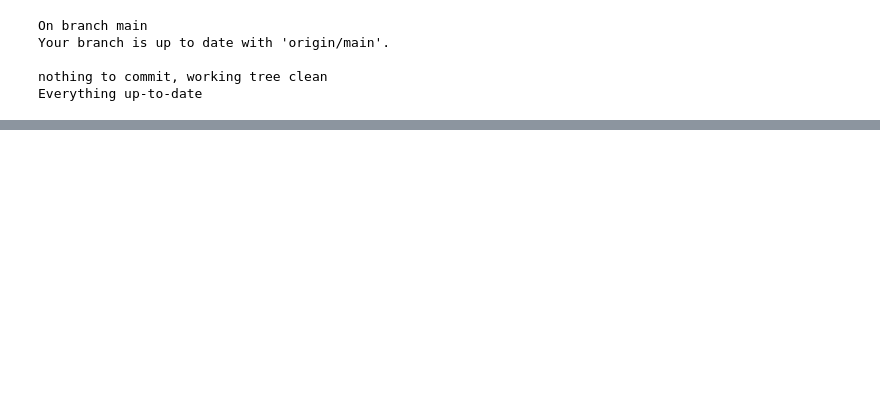
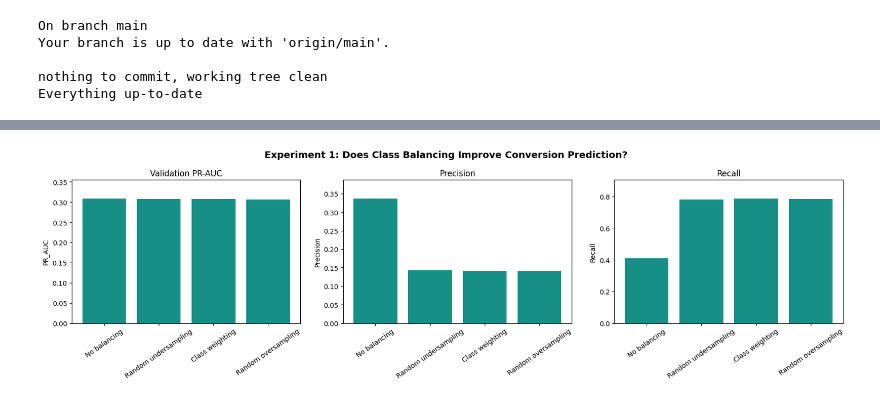
Before and after one commit to udz2002/criteo-conversion-prediction, a Jupyter notebook: notebooks/00_full_project_working.ipynb, the cells around one changed output, grey strips where cells are left out. Saved outputs shown, nothing was run; the diff lists cells and outputs as text; code cells hidden in the pictures; blank space fills up the shorter version.

Commit message:
Add class imbalance, XGBoost tuning and feature selection experiments

```diff
--- a/notebooks/00_full_project_working.ipynb
+++ b/notebooks/00_full_project_working.ipynb
@@ -4233,0 +4672,54 @@ Everything up-to-date
+# %%
+# ------------------------------------------------------------
+# Visualise class-balancing performance
+# ------------------------------------------------------------
+
+fig, axes = plt.subplots(
+    1, 3,
+    figsize=(17, 5)
+)
+
+metrics_to_plot = [
+    ("PR_AUC", "Validation PR-AUC"),
+    ("Precision", "Precision"),
+    ("Recall", "Recall")
+]
+
+for ax, (metric, title) in zip(axes, metrics_to_plot):
+
+    ax.bar(
+        balance_results_df["Method"],
+        balance_results_df[metric],
+        color="#168F86"
+    )
+
+    ax.set_title(title)
+    ax.set_ylabel(metric)
+
+    ax.tick_params(
+        axis="x",
+        rotation=35
+    )
+
+    ax.set_ylim(
+        0,
+        max(0.05, balance_results_df[metric].max() * 1.15)
+    )
+
+plt.suptitle(
+    "Experiment 1: Does Class Balancing Improve Conversion Prediction?",
+    fontsize=14,
+    fontweight="bold"
+)
+
+plt.tight_layout()
+
+plt.savefig(
+    EXTRA_OUTPUT_DIR / "31_class_imbalance_comparison.png",
+    dpi=300,
+    bbox_inches="tight"
+)
+
+plt.show()
+# %% [output]
+[figure, added]
```
Also changed, not shown: parts of 59 cells of this notebook, 12 other files.
